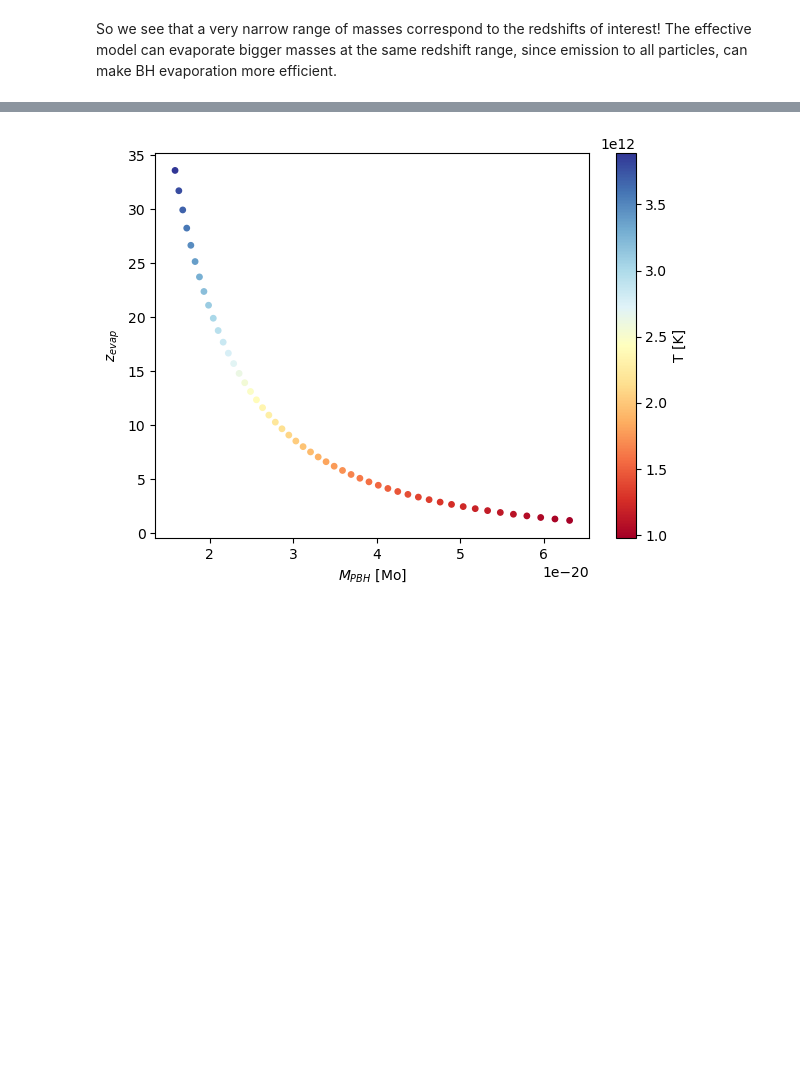
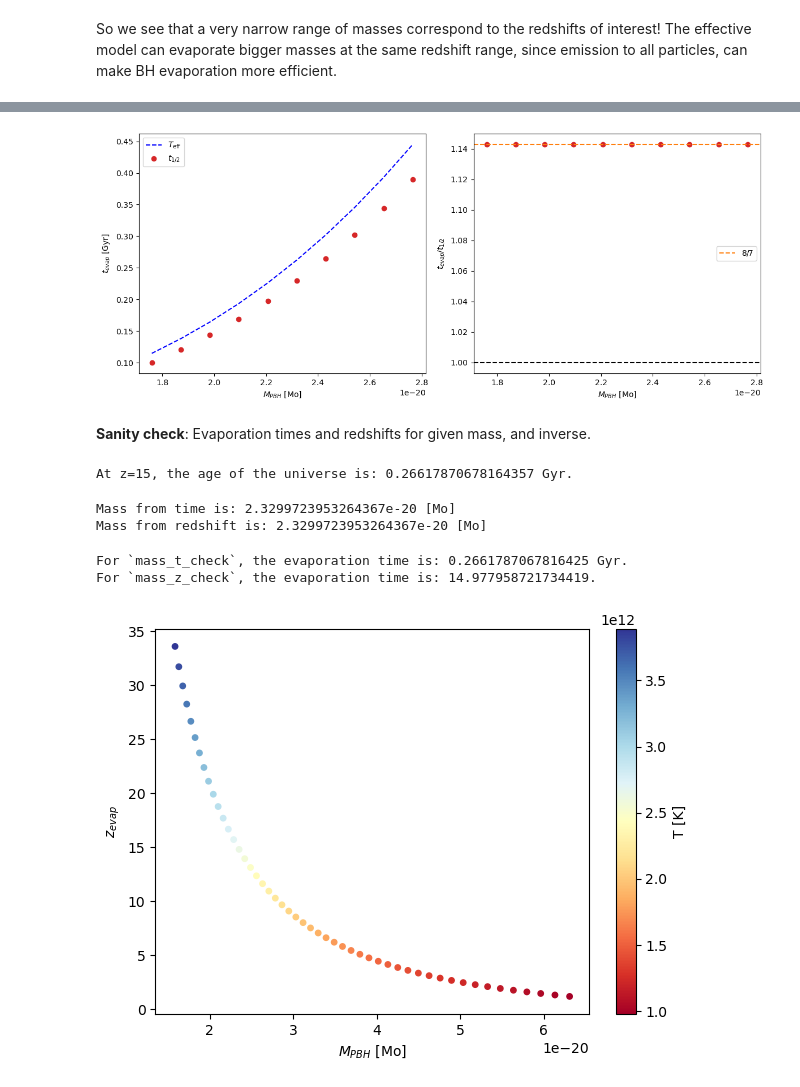
Before and after one commit to MariosNT/DCBHs_HR_PBHs, a Jupyter notebook: BlackHoleSpectrum.ipynb, the cells around one changed output, grey strips where cells are left out. Saved outputs shown, nothing was run; the diff lists cells and outputs as text; code cells hidden in the pictures; blank space fills up the shorter version.

Commit message:
update BH evolution
- Add t_half for given initial mass
- Add redshift and time evaporation for masses and the inverse

```diff
--- a/BlackHoleSpectrum.ipynb
+++ b/BlackHoleSpectrum.ipynb
@@ -570,3 +580,64 @@ array([  2.48375355,   4.83390656,   8.73160588,  15.21111507,
+# %%
+mass_range = (np.linspace(1.4, 2.2, 10)*2.5e13)/M_SOLAR_2_GRAMS
+
+
+## Calculate the evaporation time.
+t_evap = evaporation_time_from_mass(mass_range)
+
+## Calculate the half-time.
+t_half = mass_evolution_half_time(mass_range)
+# %%
+fig = plt.figure(figsize = (12, 5))
+ax1 = fig.add_subplot(1, 2, 1)
+ax2 = fig.add_subplot(1, 2, 2)
+
+
+ax1.plot(mass_range, t_evap, c='blue',\
+         ls='--', label=r'$T_{\rm eff}$')
+ax1.scatter(mass_range, t_half, color="tab:red", label=r'$t_{1/2}$')
+
+ax1.set_ylabel('$t_{evap}$ [Gyr]')
+ax1.set_xlabel(r'$M_{PBH}$ [Mo]')
+ax1.legend()
+
+
+ax2.scatter(mass_range, t_evap/t_half, color="tab:red")
+ax2.axhline(y=1, ls='--', c='black')
+ax2.axhline(y=8/7, ls='--', c='tab:orange', label=r'$8/7$')
+
+ax2.set_ylabel('$t_{evap}/t_{1/2}$')
+ax2.set_xlabel(r'$M_{PBH}$ [Mo]')
+ax2.legend()
+
+
+plt.tight_layout()
+plt.show()
+# %% [output]
+[figure, added]
+# %% [markdown]
+**Sanity check**: Evaporation times and redshifts for given mass, and inverse.
+# %%
+z_check = 15
+t_check = age_at_redshift(z_check)
+
+print(f"At z={z_check}, the age of the universe is: {t_check} Gyr.")
+# %% [output]
+At z=15, the age of the universe is: 0.26617870678164357 Gyr.
+# %%
+mass_t_check = mass_from_evaporation_time(t_check)
+mass_z_check = mass_from_evaporation_redshift(z_check)
+
+print(f"Mass from time is: {mass_t_check} [Mo]")
+print(f"Mass from redshift is: {mass_z_check} [Mo]")
+# %% [output]
+Mass from time is: 2.3299723953264367e-20 [Mo]
+Mass from redshift is: 2.3299723953264367e-20 [Mo]
+# %%
+print(f"For `mass_t_check`, the evaporation time is: {evaporation_time_from_mass(mass_t_check)} Gyr.")
+print(f"For `mass_z_check`, the evaporation time is: {evaporation_redshift_from_mass(mass_z_check)}.")
+# %% [output]
+For `mass_t_check`, the evaporation time is: 0.2661787067816425 Gyr.
+For `mass_z_check`, the evaporation time is: 14.977958721734419.
 # %%
 mass_range = np.logspace(-19.2, -19.8, 50)
 
```
Also changed, not shown: parts of 8 cells of this notebook, 1 other file.
